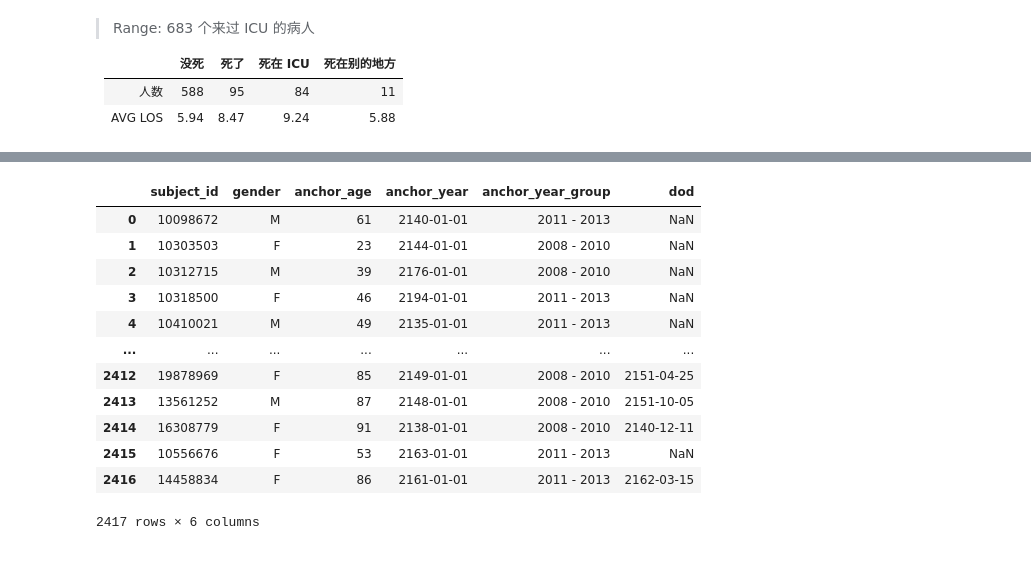
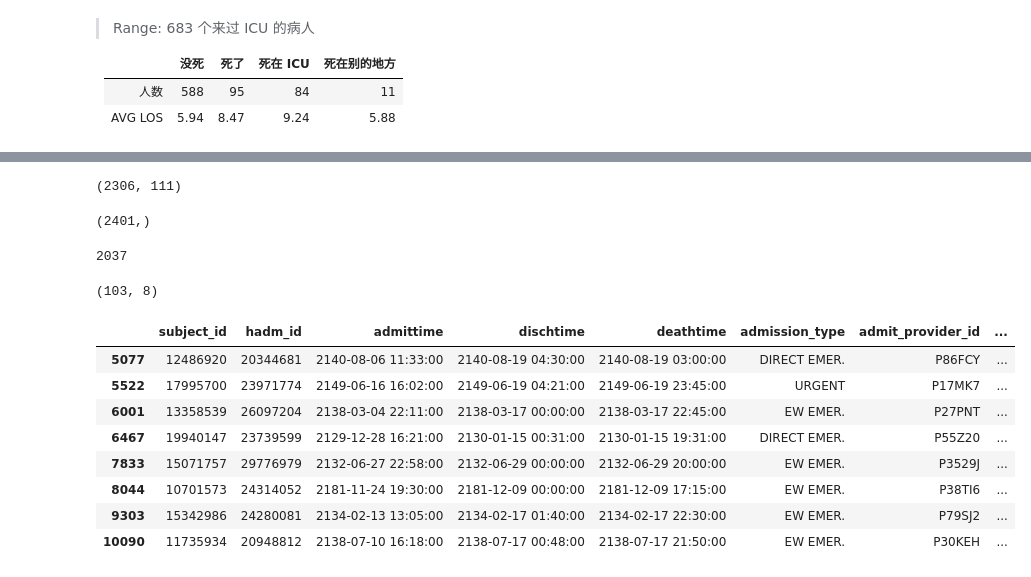
Before and after one commit to sitdownkevin/IBD-EDA, a Jupyter notebook: scripts/info_from_icustays.ipynb, the cells around one changed output, grey strips where cells are left out. Saved outputs shown, nothing was run; the diff lists cells and outputs as text; code cells hidden in the pictures.

```diff
--- a/scripts/info_from_icustays.ipynb
+++ b/scripts/info_from_icustays.ipynb
@@ -27,8 +27,12 @@ def parse_race(race):
 
 df2['race'] = df2['race'].apply(parse_race)
 
-df2['dischtime'] = pd.to_datetime(df2['dischtime'])
-df2['deathtime'] = pd.to_datetime(df2['deathtime'])
+df2['admittime'] = pd.to_datetime(df2['admittime']) # 入院时间
+df2['dischtime'] = pd.to_datetime(df2['dischtime']) # 出院时间
+df2['deathtime'] = pd.to_datetime(df2['deathtime']) # 死亡时间
+df2['edregtime'] = pd.to_datetime(df2['edregtime']) # 入急诊时间
+df2['edouttime'] = pd.to_datetime(df2['edouttime']) # 出急诊时间
+
 df2
 # %% [output]
 |  | subject_id | hadm_id | admittime | dischtime | deathtime | admission_type | admit_provider_id | ... |
@@ -189,16 +289,33 @@ Name: count, dtype: float64
-# %%
-df3
-# %% [output]
-|  | subject_id | gender | anchor_age | anchor_year | anchor_year_group | dod |
-| 0 | 10098672 | M | 61 | 2140-01-01 | 2011 - 2013 | NaN |
-| 1 | 10303503 | F | 23 | 2144-01-01 | 2008 - 2010 | NaN |
-| 2 | 10312715 | M | 39 | 2176-01-01 | 2008 - 2010 | NaN |
-| 3 | 10318500 | F | 46 | 2194-01-01 | 2011 - 2013 | NaN |
-| 4 | 10410021 | M | 49 | 2135-01-01 | 2011 - 2013 | NaN |
-| ... | ... | ... | ... | ... | ... | ... |
-| 2412 | 19878969 | F | 85 | 2149-01-01 | 2008 - 2010 | 2151-04-25 |
-| 2413 | 13561252 | M | 87 | 2148-01-01 | 2008 - 2010 | 2151-10-05 |
-| 2414 | 16308779 | F | 91 | 2138-01-01 | 2008 - 2010 | 2140-12-11 |
-| 2415 | 10556676 | F | 53 | 2163-01-01 | 2011 - 2013 | NaN |
-| 2416 | 14458834 | F | 86 | 2161-01-01 | 2011 - 2013 | 2162-03-15 |
-2417 rows × 6 columns
+# %%
+(
+    (df2[['subject_id', 'deathtime']].groupby('subject_id').last().reset_index()['deathtime'].isna()).sum(),
+    (~df2[['subject_id', 'deathtime']].groupby('subject_id').last().reset_index()['deathtime'].isna()).sum()
+)
+# %% [output]
+(2306, 111)
+# %%
+df2[df2['deathtime'].isna()]['subject_id'].unique().shape
+# %% [output]
+(2401,)
+# %%
+(df3['dod'].isna()).sum()
+# %% [output]
+2037
+# %%
+_ = df2[~df2['deathtime'].isna()]
+
+(_['deathtime'] == _['dischtime']).sum(), (_['deathtime'] != _['dischtime']).sum()
+# %% [output]
+(103, 8)
+# %%
+_[_['deathtime'] != _['dischtime']]
+# %% [output]
+|  | subject_id | hadm_id | admittime | dischtime | deathtime | admission_type | admit_provider_id | ... |
+| 5077 | 12486920 | 20344681 | 2140-08-06 11:33:00 | 2140-08-19 04:30:00 | 2140-08-19 03:00:00 | DIRECT EMER. | P86FCY | ... |
+| 5522 | 17995700 | 23971774 | 2149-06-16 16:02:00 | 2149-06-19 04:21:00 | 2149-06-19 23:45:00 | URGENT | P17MK7 | ... |
+| 6001 | 13358539 | 26097204 | 2138-03-04 22:11:00 | 2138-03-17 00:00:00 | 2138-03-17 22:45:00 | EW EMER. | P27PNT | ... |
+| 6467 | 19940147 | 23739599 | 2129-12-28 16:21:00 | 2130-01-15 00:31:00 | 2130-01-15 19:31:00 | DIRECT EMER. | P55Z20 | ... |
+| 7833 | 15071757 | 29776979 | 2132-06-27 22:58:00 | 2132-06-29 00:00:00 | 2132-06-29 20:00:00 | EW EMER. | P3529J | ... |
+| 8044 | 10701573 | 24314052 | 2181-11-24 19:30:00 | 2181-12-09 00:00:00 | 2181-12-09 17:15:00 | EW EMER. | P38TI6 | ... |
+| 9303 | 15342986 | 24280081 | 2134-02-13 13:05:00 | 2134-02-17 01:40:00 | 2134-02-17 22:30:00 | EW EMER. | P79SJ2 | ... |
+| 10090 | 11735934 | 20948812 | 2138-07-10 16:18:00 | 2138-07-17 00:48:00 | 2138-07-17 21:50:00 | EW EMER. | P30KEH | ... |
```
Also changed, not shown: parts of 29 cells of this notebook.
